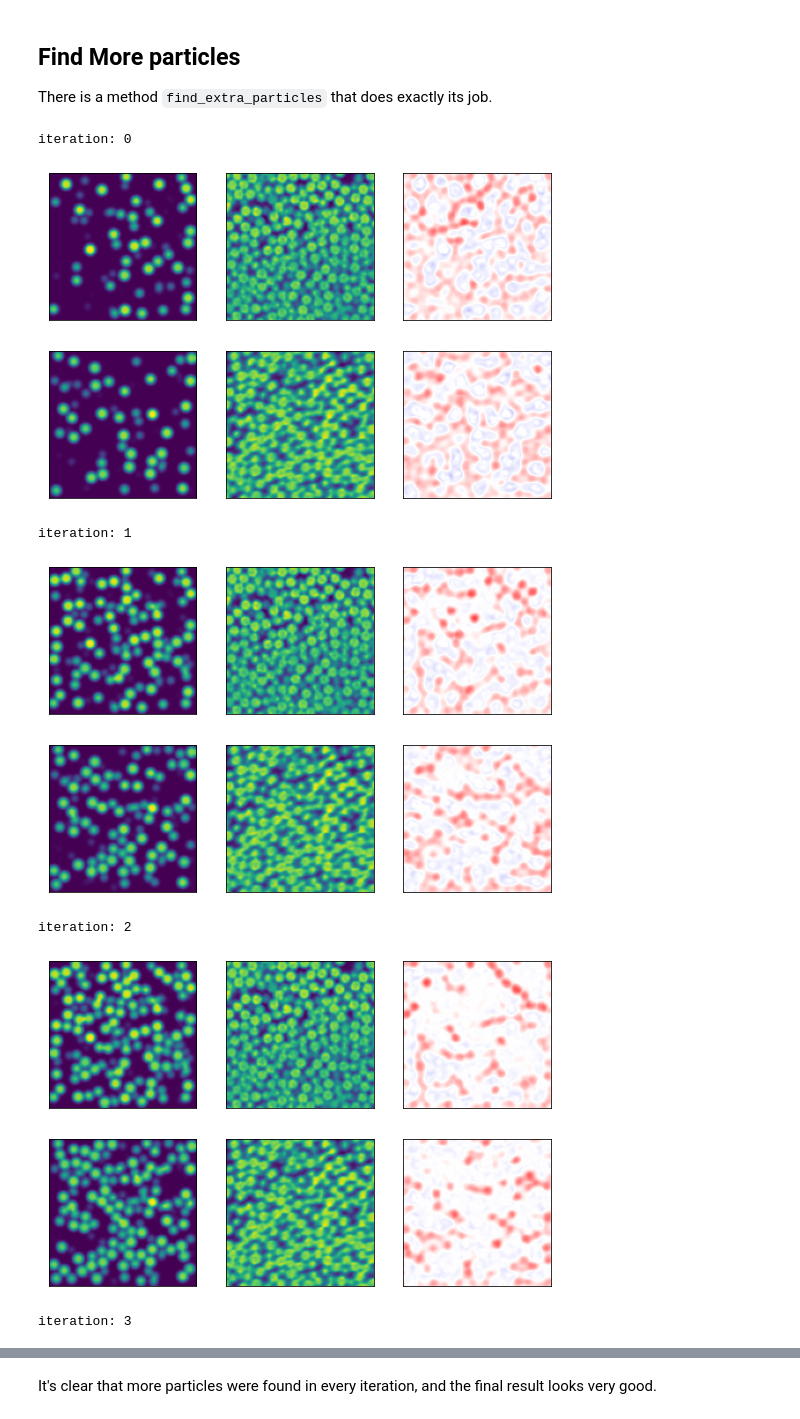
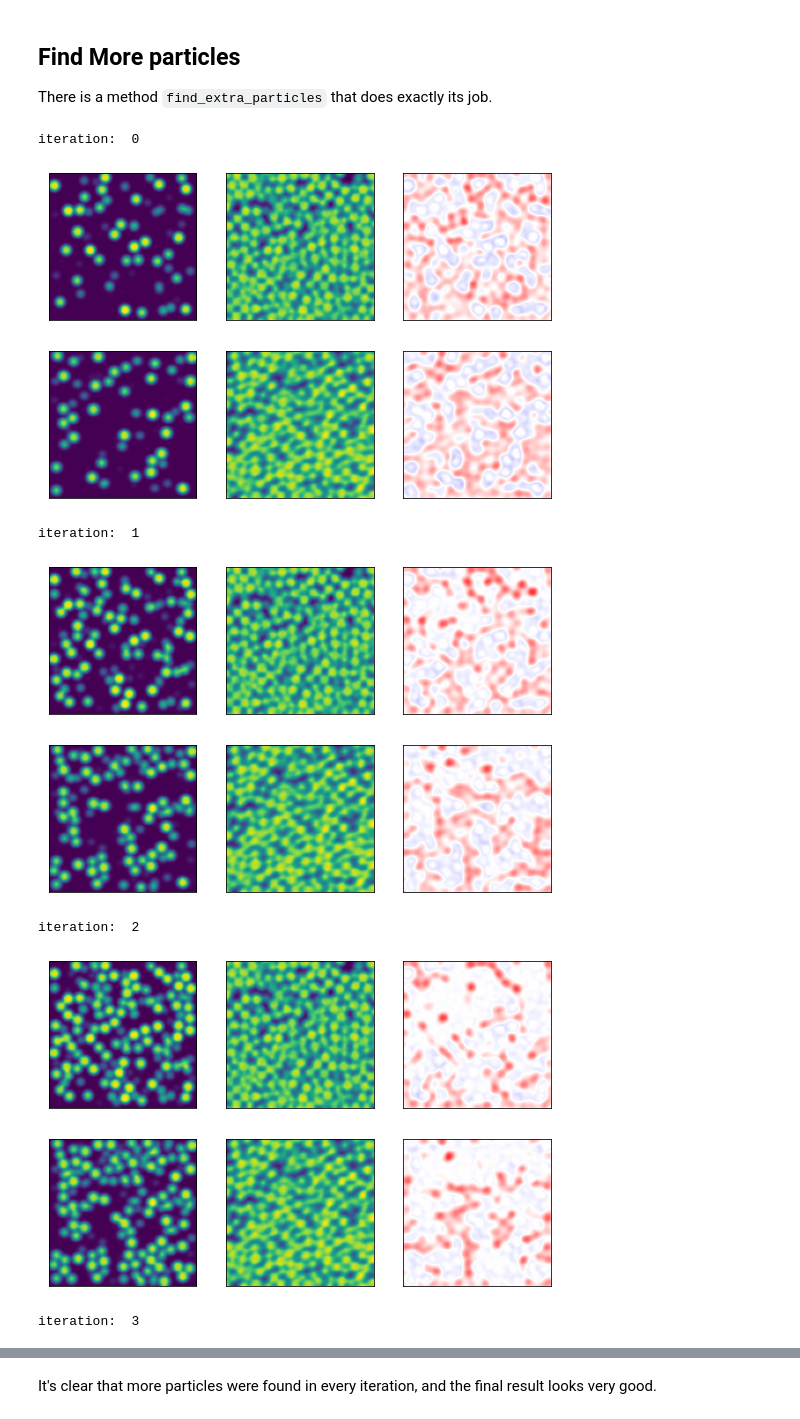
Before and after one commit to yangyushi/nplocate, a Jupyter notebook: example/demo.ipynb, the cells around one changed output, grey strips where cells are left out. Cells and saved outputs as stored; diff of their text form; code cells hidden in the pictures.

```diff
--- a/example/demo.ipynb
+++ b/example/demo.ipynb
@@ -20,8 +20,8 @@ This notebook is a practical guide on using `nplocate`
 A handy function `fix_intensity` is provided, to fix the uneven voxel intensity along the z-direction.
 # %%
 img = np.load('data.npy')
-img = nl.fix_intensity(img)
-img = ndimage.gaussian_filter(img, 1) # apply Gaussian filter to remove noise
+img = nl.utility.hist_match_1d(img, axis=2)   # fix intensity decay along z axis
+img = ndimage.gaussian_filter(img, 1.5) # apply Gaussian filter to remove noise
 
 plt.subplot(121).imshow(img[:, :, 50].T)
 plt.title('XY-slice')
@@ -64,7 +66,9 @@ There are 3 parameters for the model,
 
 There is a method `fit_shape` to get the optimum values automatically, but it is very slow. Practically I just manually adjust the parameters to match the measurement.
 # %%
-model = nl.GaussianSphere(r=4.8, sxy=1.2, sz=1.2)
+model = nl.GaussianSphere(r=4.8, sxy=1.2, sz=1.5)
+
+# model.fit_shape(img, xyz)  # SLOW!
 
 # compare the model with the measurement from real data
 model.plot_mean_shape(img, xyz)
@@ -82,7 +96,8 @@ extra_particles = model.find_extra_particles(
     positions=xyz,
     diameter=8,  # forbid particles whose distance is smaller than diameter
     plot=True,   # plot the cross-correlation map in each iteration
-    max_iter=20  # the function will run recursively, with a maximum iter number
+    max_iter=20,  # the function will run recursively, with a maximum iter number
+    threshold=40,
 )
 
 # combine the extra particles
@@ -90,7 +105,7 @@ xyz_opt = np.concatenate((extra_particles, xyz), axis=0)
 
 # see the result
 nl.see_slice(
-    img, xyz_opt, s=40, radius=4.5, sizes=(6, 6), axis=2,
+    img, xyz_opt, s=10, radius=4.5, sizes=(4, 4), axis=2,
     highlight=np.arange(len(extra_particles)),
     highlight_color='crimson',
 )
@@ -99 +114 @@ iteration: 0
-[figure, old version]
+[figure, new version]
@@ -101 +116 @@ iteration: 1
-[figure, old version]
+[figure, new version]
@@ -103 +118 @@ iteration: 2
-[figure, old version]
+[figure, new version]
```
Also changed, not shown: parts of 12 cells of this notebook.
